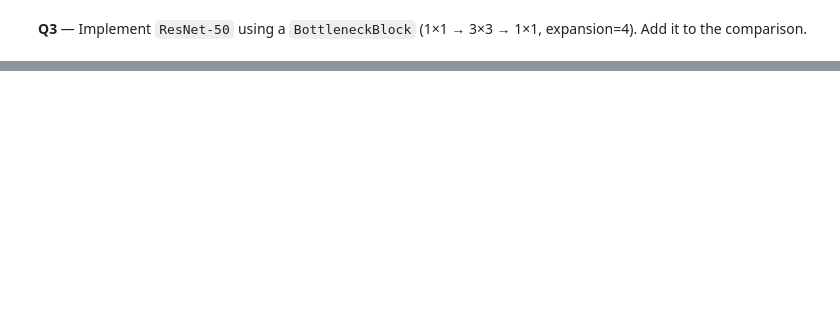
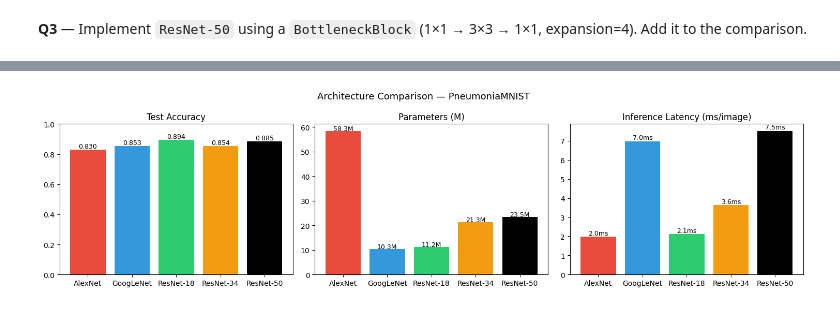
Before and after one commit to Emiile9/DeepLearningForImageAnalysis, a Jupyter notebook: Lab3/Lab3_Architectures.ipynb, the cells around one changed output, grey strips where cells are left out. Saved outputs shown, nothing was run; the diff lists cells and outputs as text; code cells hidden in the pictures; blank space fills up the shorter version.

```diff
--- a/Lab3/Lab3_Architectures.ipynb
+++ b/Lab3/Lab3_Architectures.ipynb
@@ -741,0 +1063,27 @@ def resnet50(num_classes=2):
+# %%
+# --- Comparison bar charts ---
+names     = list(results.keys())
+test_accs = [results[n]['test_acc']   for n in names]
+params    = [results[n]['params_M']   for n in names]
+latencies = [results[n]['latency_ms'] for n in names]
+
+fig, axes = plt.subplots(1, 3, figsize=(15, 4))
+palette = ['#e74c3c', '#3498db', '#2ecc71', '#f39c12', '#000000']
+
+axes[0].bar(names, test_accs, color=palette)
+axes[0].set_title('Test Accuracy'); axes[0].set_ylim(0, 1)
+for i, v in enumerate(test_accs): axes[0].text(i, v+0.01, f'{v:.3f}', ha='center', fontsize=9)
+
+axes[1].bar(names, params, color=palette)
+axes[1].set_title('Parameters (M)')
+for i, v in enumerate(params): axes[1].text(i, v+0.2, f'{v:.1f}M', ha='center', fontsize=9)
+
+axes[2].bar(names, latencies, color=palette)
+axes[2].set_title('Inference Latency (ms/image)')
+for i, v in enumerate(latencies): axes[2].text(i, v+0.1, f'{v:.1f}ms', ha='center', fontsize=9)
+
+plt.suptitle('Architecture Comparison — PneumoniaMNIST', fontsize=13)
+plt.tight_layout()
+plt.show()
+# %% [output]
+[figure, added]
```
Also changed, not shown: parts of 28 cells of this notebook, 2 other files.
